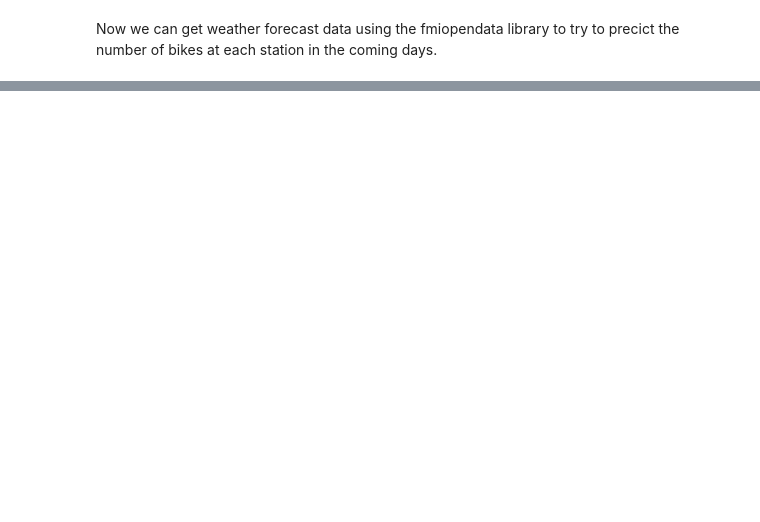
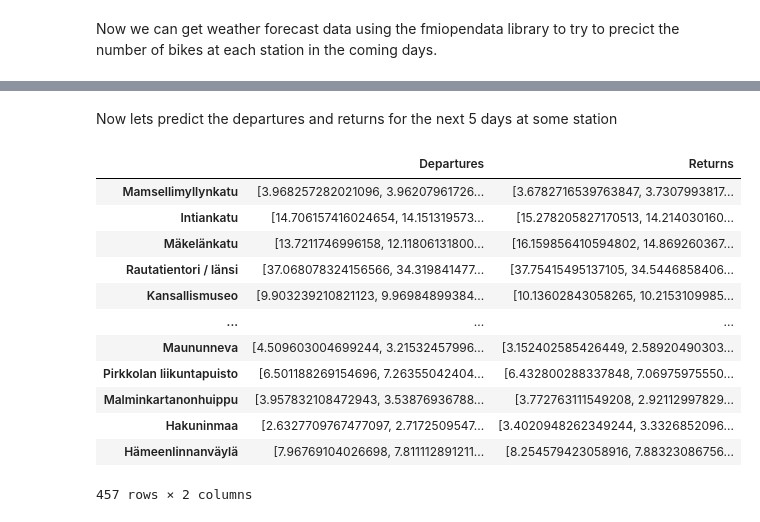
Before and after one commit to JesseHantula/data_science_project, a Jupyter notebook: src/model_fitting.ipynb, the cells around one changed output, grey strips where cells are left out. Saved outputs shown, nothing was run; the diff lists cells and outputs as text; code cells hidden in the pictures; blank space fills up the shorter version.

```diff
--- a/src/model_fitting.ipynb
+++ b/src/model_fitting.ipynb
@@ -84,0 +122,44 @@ display(forecast_data)
+# %% [markdown]
+Now lets predict the departures and returns for the next 5 days at some station
+# %%
+def predict(data, models):
+
+    predictions = {}
+
+    for station in models.keys():
+        #get model for departures
+        model = models[station]['Departures'][0]
+        #get model for returns
+        model2 = models[station]['Returns'][0]
+
+        #get predictions for departures
+        departures = model.predict(data)
+        #get predictions for returns
+        returns = model2.predict(data)
+
+        #add predictions to dictionary
+        predictions[station] = {'Departures': departures, 'Returns': returns}
+
+    return predictions
+
+predictions = predict(predict_data, models)
+
+#make a dataframe from predictions
+
+predictions_df = pd.DataFrame.from_dict(predictions, orient='index')
+
+display(predictions_df)
+# %% [output]
+|  | Departures | Returns |
+| Mamsellimyllynkatu | [3.968257282021096, 3.96207961726... | [3.6782716539763847, 3.7307993817... |
+| Intiankatu | [14.706157416024654, 14.151319573... | [15.278205827170513, 14.214030160... |
+| Mäkelänkatu | [13.7211746996158, 12.11806131800... | [16.159856410594802, 14.869260367... |
+| Rautatientori / länsi | [37.068078324156566, 34.319841477... | [37.75415495137105, 34.5446858406... |
+| Kansallismuseo | [9.903239210821123, 9.96984899384... | [10.13602843058265, 10.2153109985... |
+| ... | ... | ... |
+| Maununneva | [4.509603004699244, 3.21532457996... | [3.152402585426449, 2.58920490303... |
+| Pirkkolan liikuntapuisto | [6.501188269154696, 7.26355042404... | [6.432800288337848, 7.06975975550... |
+| Malminkartanonhuippu | [3.957832108472943, 3.53876936788... | [3.772763111549208, 2.92112997829... |
+| Hakuninmaa | [2.6327709767477097, 2.7172509547... | [3.4020948262349244, 3.3326852096... |
+| Hämeenlinnanväylä | [7.96769104026698, 7.811112891211... | [8.254579423058916, 7.88323086756... |
+457 rows × 2 columns
```
Also changed, not shown: parts of 3 cells of this notebook.
